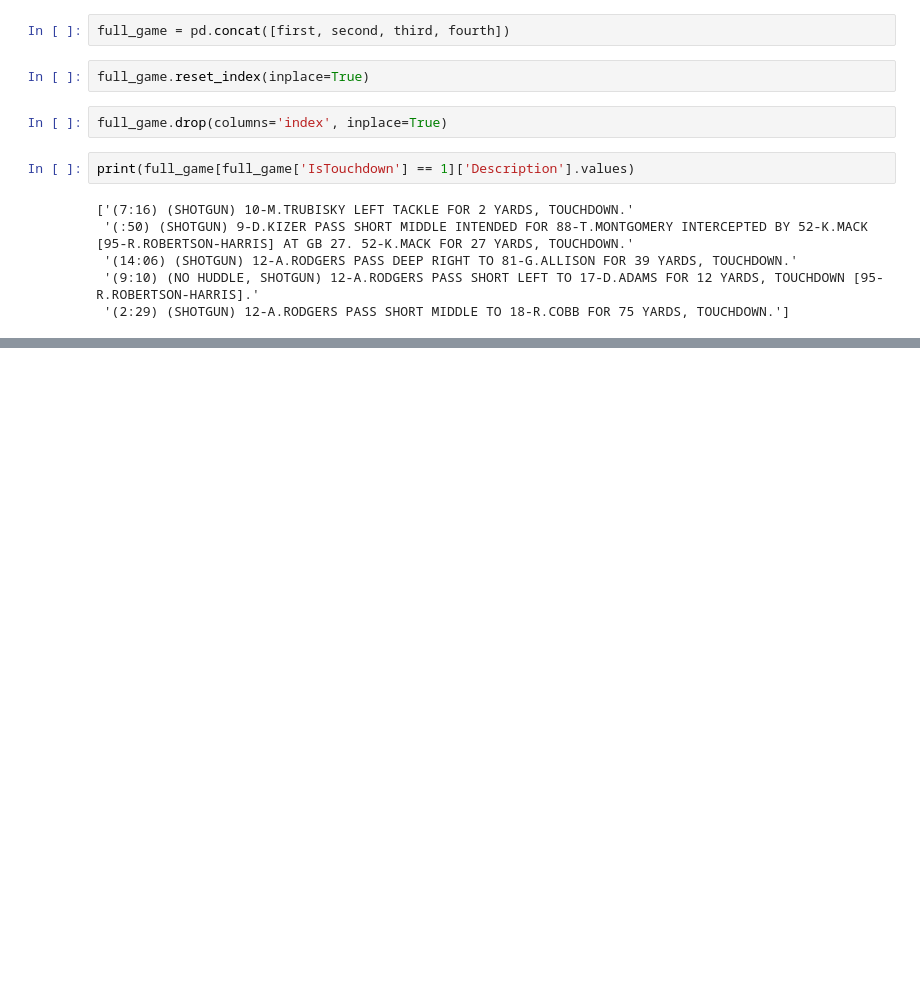
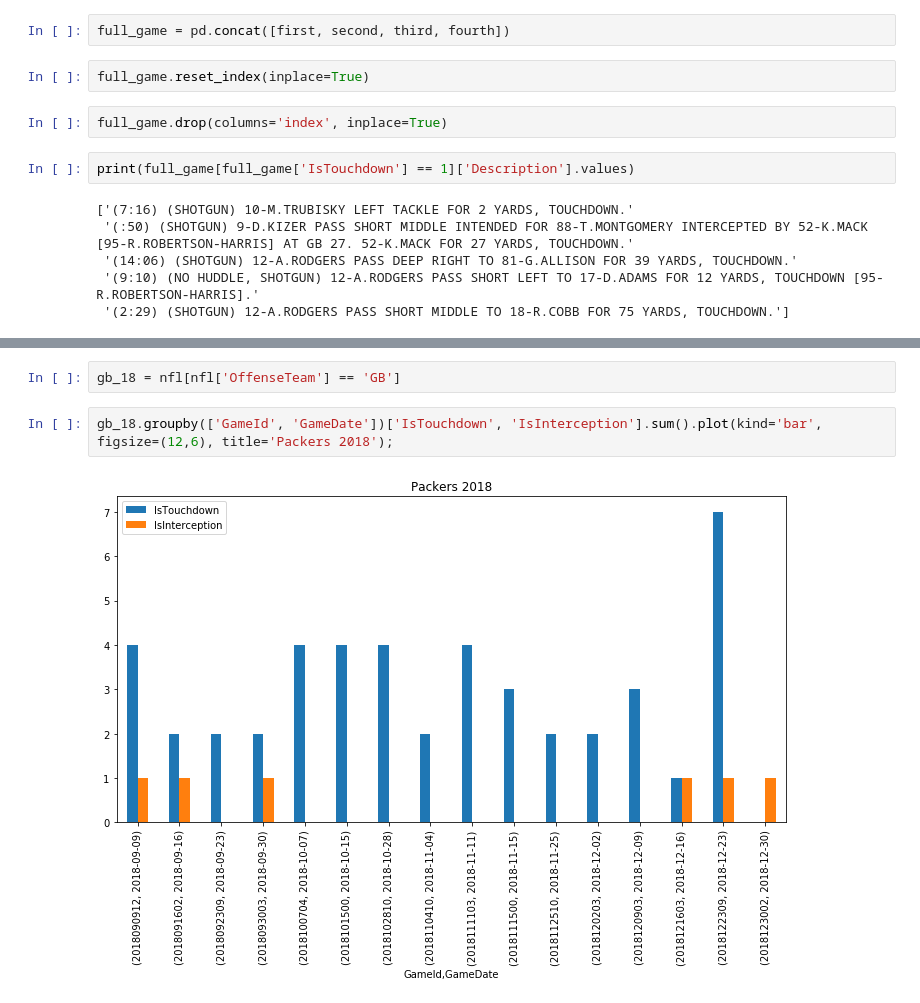
Before and after one commit to mariojrgithub/capstone, a Jupyter notebook: bears_packers_2018.ipynb, the cells around one changed output, grey strips where cells are left out. Drawn from its saved outputs; the diff is of its cells as text; blank space fills up the shorter version.

```diff
--- a/bears_packers_2018.ipynb
+++ b/bears_packers_2018.ipynb
@@ -100,0 +119,6 @@ print(full_game[full_game['IsTouchdown'] == 1]['Description'].values)
+# %%
+gb_18 = nfl[nfl['OffenseTeam'] == 'GB']
+# %%
+gb_18.groupby(['GameId', 'GameDate'])['IsTouchdown', 'IsInterception'].sum().plot(kind='bar', figsize=(12,6), title='Packers 2018');
+# %% [output]
+[figure, added]
```
Also changed, not shown: parts of 9 cells of this notebook.
